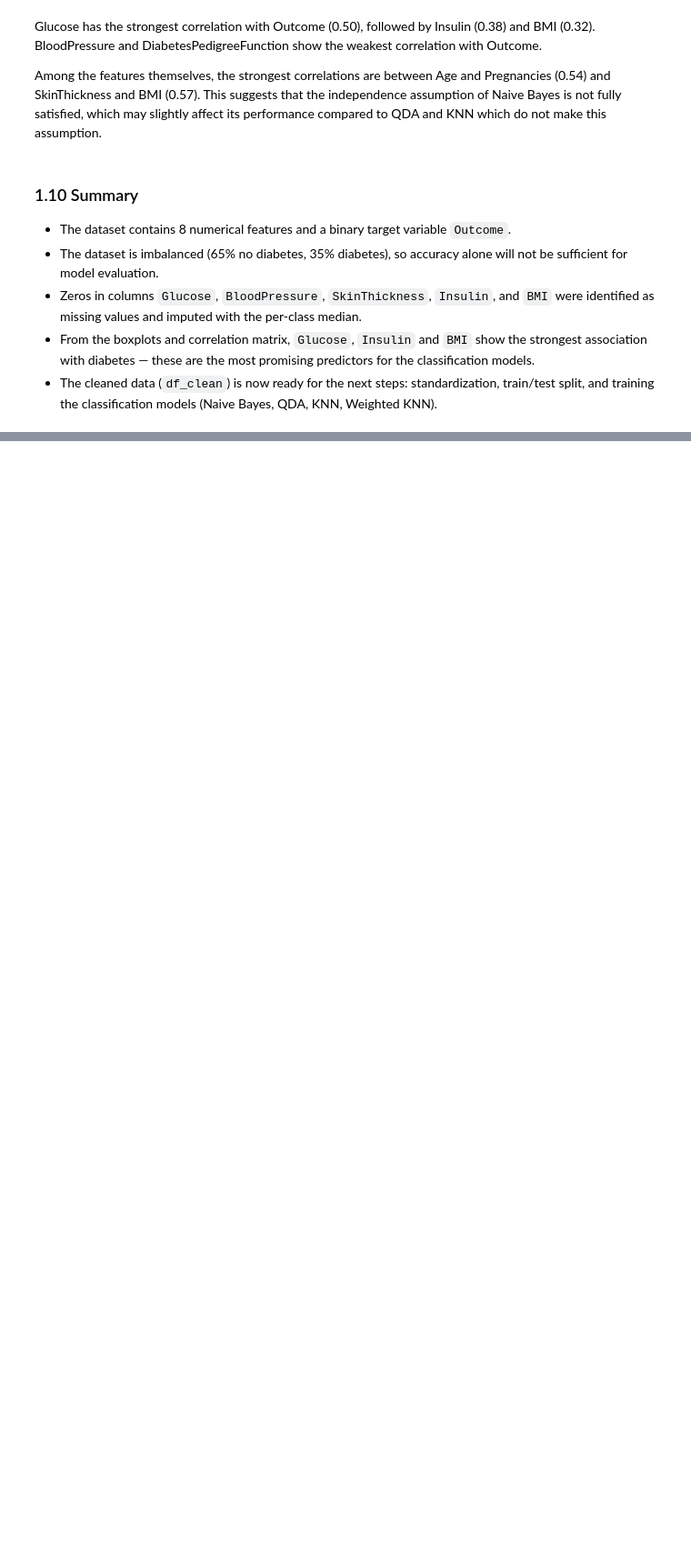
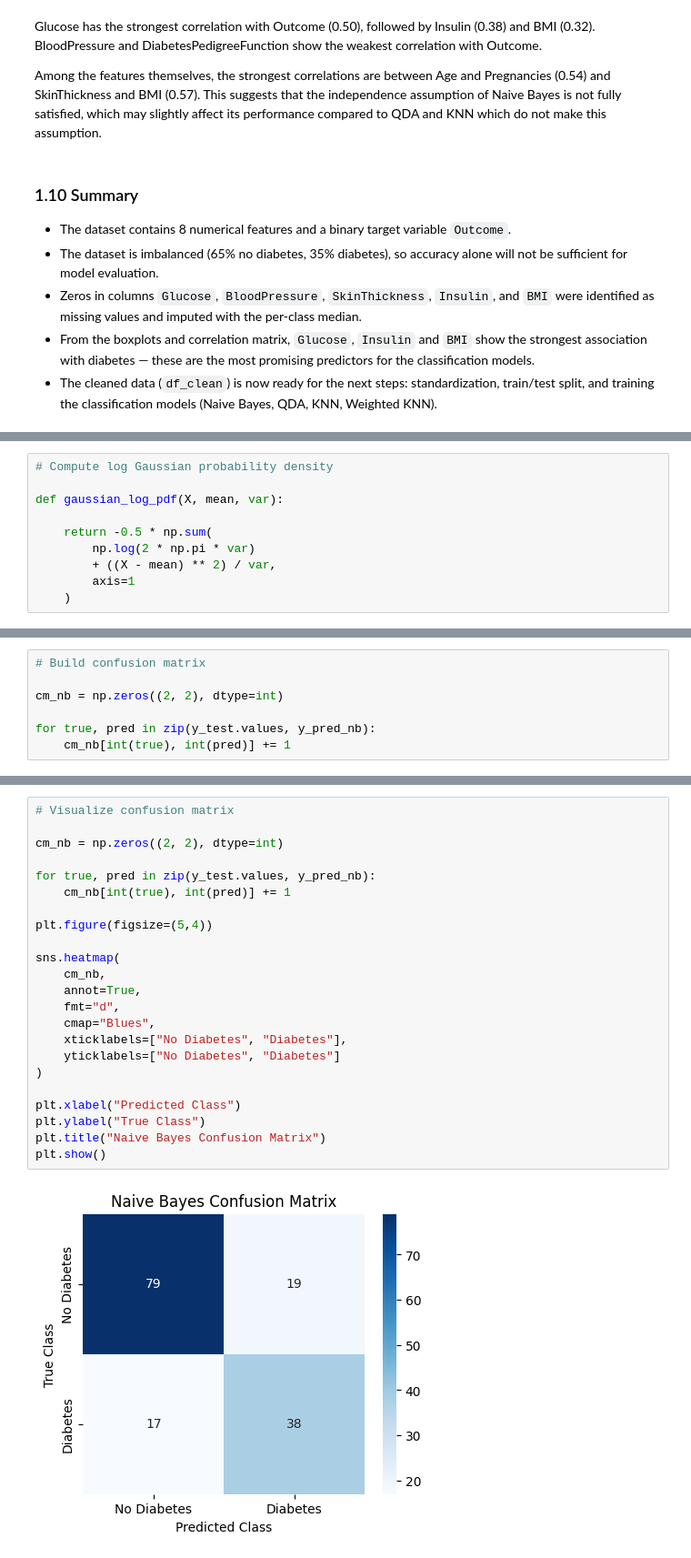
Before and after one commit to maksimovicd501-wq/Dijabetes, a Jupyter notebook: Diabetes.ipynb, the cells around one changed output, grey strips where cells are left out. Shown at 91% size. Drawn from its saved outputs; the diff is of its cells as text; blank space fills up the shorter version.

Commit message:
Naive Bayes

```diff
--- a/Diabetes.ipynb
+++ b/Diabetes.ipynb
@@ -299,0 +380,10 @@ QDA and KNN which do not make this assumption.
+# %%
+# Compute log Gaussian probability density
+
+def gaussian_log_pdf(X, mean, var):
+
+    return -0.5 * np.sum(
+        np.log(2 * np.pi * var)
+        + ((X - mean) ** 2) / var,
+        axis=1
+    )
@@ -299,0 +441,7 @@ QDA and KNN which do not make this assumption.
+# %%
+# Build confusion matrix
+
+cm_nb = np.zeros((2, 2), dtype=int)
+
+for true, pred in zip(y_test.values, y_pred_nb):
+    cm_nb[int(true), int(pred)] += 1
@@ -299,0 +461,25 @@ QDA and KNN which do not make this assumption.
+# %%
+# Visualize confusion matrix
+
+cm_nb = np.zeros((2, 2), dtype=int)
+
+for true, pred in zip(y_test.values, y_pred_nb):
+    cm_nb[int(true), int(pred)] += 1
+
+plt.figure(figsize=(5,4))
+
+sns.heatmap(
+    cm_nb,
+    annot=True,
+    fmt="d",
+    cmap="Blues",
+    xticklabels=["No Diabetes", "Diabetes"],
+    yticklabels=["No Diabetes", "Diabetes"]
+)
+
+plt.xlabel("Predicted Class")
+plt.ylabel("True Class")
+plt.title("Naive Bayes Confusion Matrix")
+plt.show()
+# %% [output]
+[figure, added]
```
Also changed, not shown: parts of 25 cells of this notebook.
